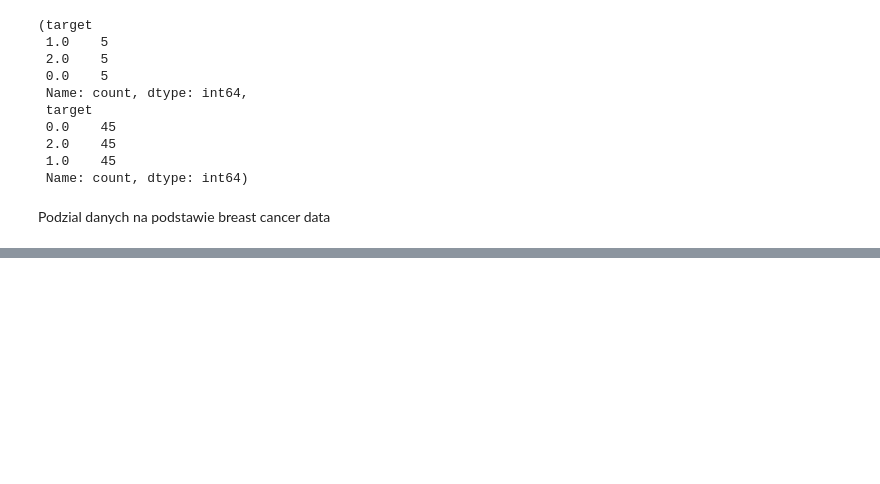
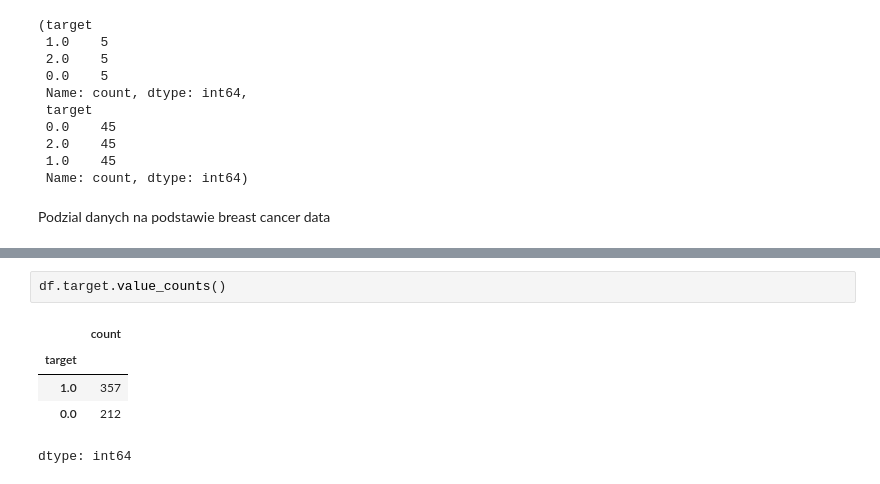
Before and after one commit to JustynaGoc/machine-learning-bootcamp, a Jupyter notebook: 4_Dzielenie_zbiorow_.ipynb, the cells around one changed output, grey strips where cells are left out. Saved outputs shown, nothing was run; the diff lists cells and outputs as text; blank space fills up the shorter version.

```diff
--- a/4_Dzielenie_zbiorow_.ipynb
+++ b/4_Dzielenie_zbiorow_.ipynb
@@ -220,0 +252,8 @@ Podzial danych na podstawie breast cancer data
+# %%
+df.target.value_counts()
+# %% [output]
+|  | count |
+| target |  |
+| 1.0 | 357 |
+| 0.0 | 212 |
+dtype: int64
```
Also changed, not shown: parts of 13 cells of this notebook.
